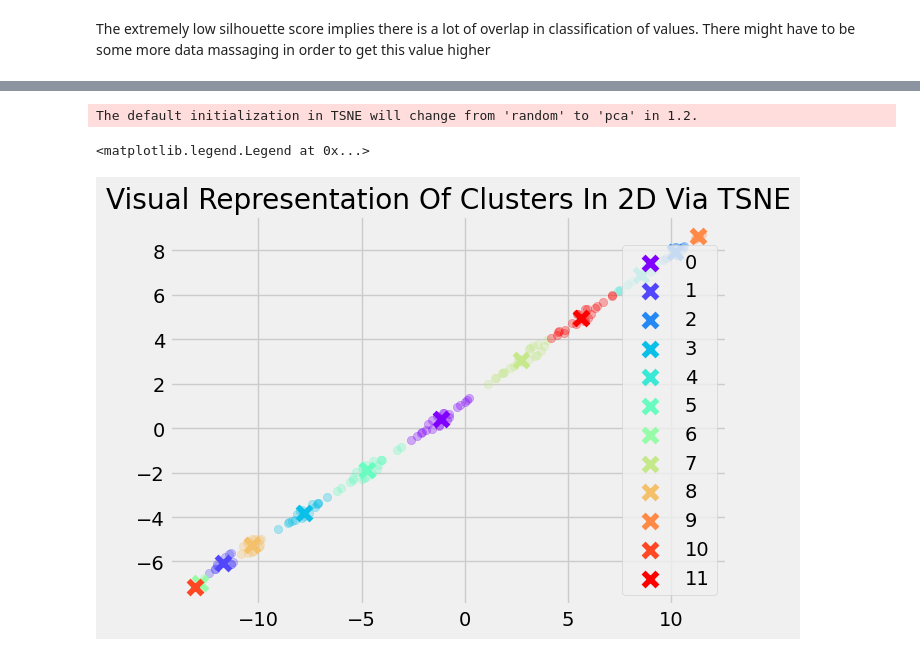
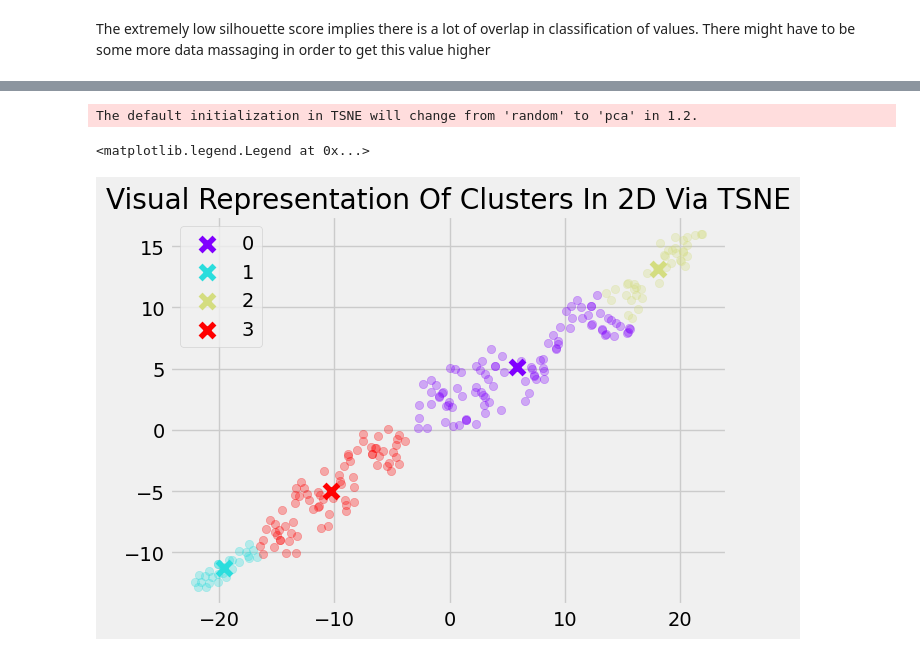
Before and after one commit to quochuyn/nhl-draft-predictions, a Jupyter notebook: NLP_Draft_Analysis_w2vec.ipynb, the cells around one changed output, grey strips where cells are left out. Drawn from its saved outputs; the diff is of its cells as text; code cells hidden in the pictures.

Commit message:
updating my notebook files for clustering

```diff
--- a/NLP_Draft_Analysis_w2vec.ipynb
+++ b/NLP_Draft_Analysis_w2vec.ipynb
@@ -218,7 +221,8 @@ def vectorize(sentence):
     return words_vecs.mean(axis=0)
 
 converted_embeddings = [embedding.mean(axis=0, dtype=np.float64) for embedding in embeddings]
-X_train['embeddings'] = [embedding.mean(axis=0, dtype=np.float64) for embedding in embeddings]
+X_train['embeddings'] = [embedding for embedding in embeddings]
+#X_train['embeddings'] = [embedding.mean(axis=0, dtype=np.float64) for embedding in embeddings]
 #X_test['report'] = np.array([vectorize(sentence) for sentence in X_test['report'].values])
 
 X_train['embeddings'].head(1)
@@ -233,8 +237,7 @@ Exploring Kmeans now for unsupervised learning
 def plot_silhouette_scores(data, start, end, step):
   # A list holds the silhouette coefficients for each k
   silhouette_coefficients = []
-
-  formated_data = np.array(data).reshape(-1, 1)
+  formated_data = data
 
   # Notice you start at 2 clusters for silhouette coefficient
   for k in range(start, end, step):
@@ -250,5 +253,13 @@ def plot_silhouette_scores(data, start, end, step):
   plt.ylabel("Silhouette Coefficient")
   plt.show()
 
-plot_silhouette_scores(X_train['embeddings'], 2, 25, 1)
+
+
+formated_data = np.vstack(X_train['embeddings'])
+temp_data = []
+for index, row in enumerate(formated_data):
+  temp_data.append(np.concatenate((formated_data[index], [X_train['height'].values[index]], [X_train['weight'].values[index]])))
+  #formated_data[index] = np.append(formated_data[index], X_train['weight'].values[index])
+data = np.array(temp_data)
+plot_silhouette_scores(data, 2, 25, 1)
 # %% [output]
@@ -256,11 +267,12 @@ plot_silhouette_scores(X_train['embeddings'], 2, 25, 1)
 # %% [markdown]
 The extremely low silhouette score implies there is a lot of overlap in classification of values. There might have to be some more data massaging in order to get this value higher
 # %%
-SELECTED_CLUSTERS = 12
+SELECTED_CLUSTERS = 4
 # %%
 # use the number of clusters found to be the best in graph above
 kmeans = KMeans(n_clusters=SELECTED_CLUSTERS, n_init = 5)
-labels = kmeans.fit_predict(np.array(X_train['embeddings']).reshape(-1, 1))
+#labels = kmeans.fit_predict(np.array(X_train[['embeddings', 'height', 'weight']]).reshape(-1, 1))
+labels = kmeans.fit_predict(data)
 
 X_train['label'] = labels
 # %%
@@ -306,27 +319,27 @@ Index(['team', 'player_name', 'draft_position', 'player_position', 'report',
 # %%
 tsne = TSNE(n_components=2, learning_rate=200)
-data = X_train['embeddings'].values
-vis_dims2 = tsne.fit_transform(data.reshape(-1, 1))
+#data = X_train['embeddings'].values
+vis_dims2 = tsne.fit_transform(data)
 
 x = [x for x, y in vis_dims2]
 y = [y for x, y in vis_dims2]
 
 color = cm.rainbow(np.linspace(0, 1, len(X_train.label.unique())))
 for category, color in enumerate(color):
     xs = np.array(x)[X_train.label == category]
     ys = np.array(y)[X_train.label == category]
     plt.scatter(xs, ys, color=color, alpha=0.3)
 
     avg_x = xs.mean()
     avg_y = ys.mean()
 
     plt.scatter(avg_x, avg_y, marker="x", color=color, s=100, label=category)
 plt.title("Visual Representation Of Clusters In 2D Via TSNE")
 plt.legend()
 # %% [output]
 The default initialization in TSNE will change from 'random' to 'pca' in 1.2.
 <matplotlib.legend.Legend at 0x...>
-[figure, old version]
+[figure, new version]
 # %%
 
 X_train_lr, X_test_lr, y_train_lr, y_test_lr = train_test_split(X_train[['player_position', 'draft_position', 'label']], X_train['team'], test_size=0.33)
```
Also changed, not shown: parts of 7 cells of this notebook, 2 other files.
